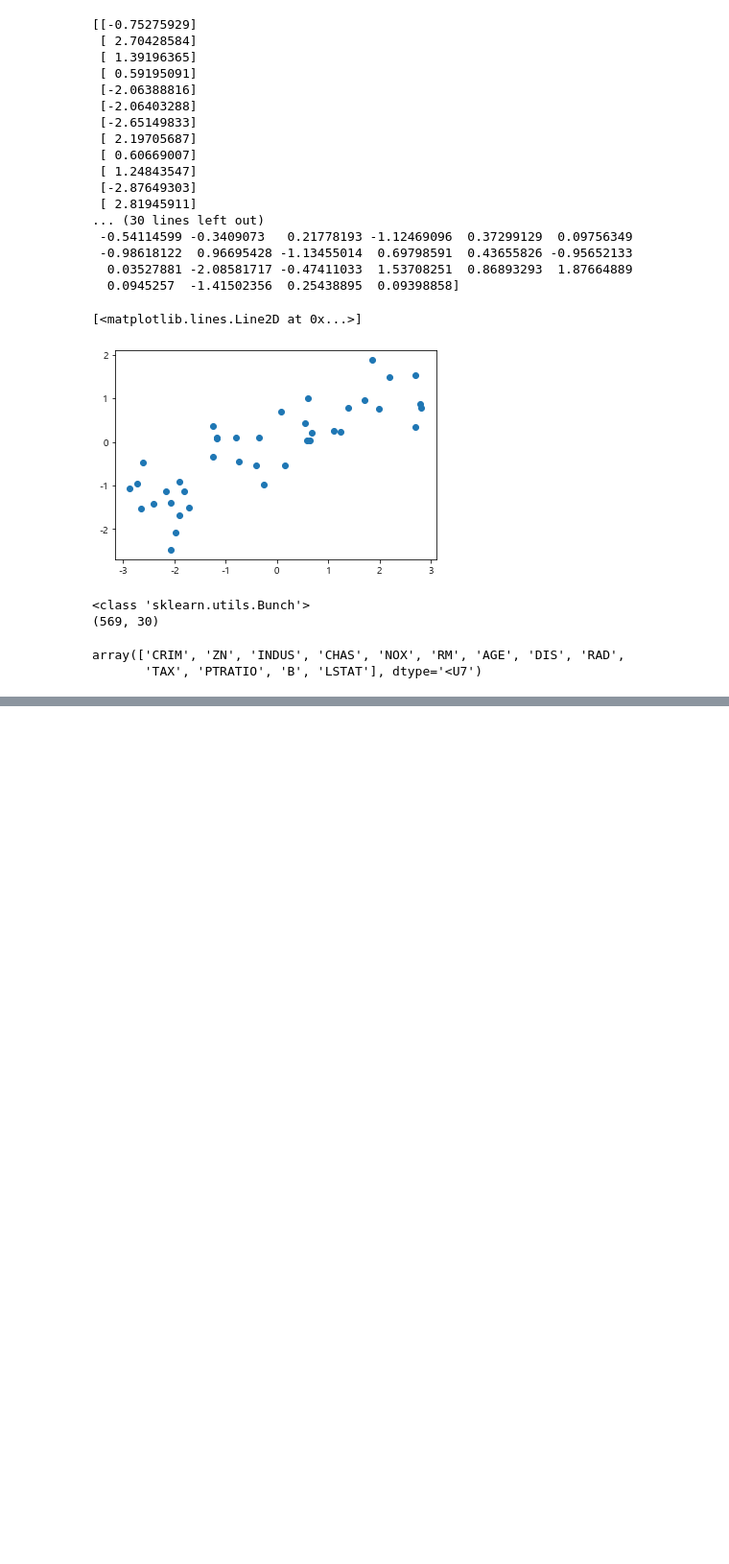
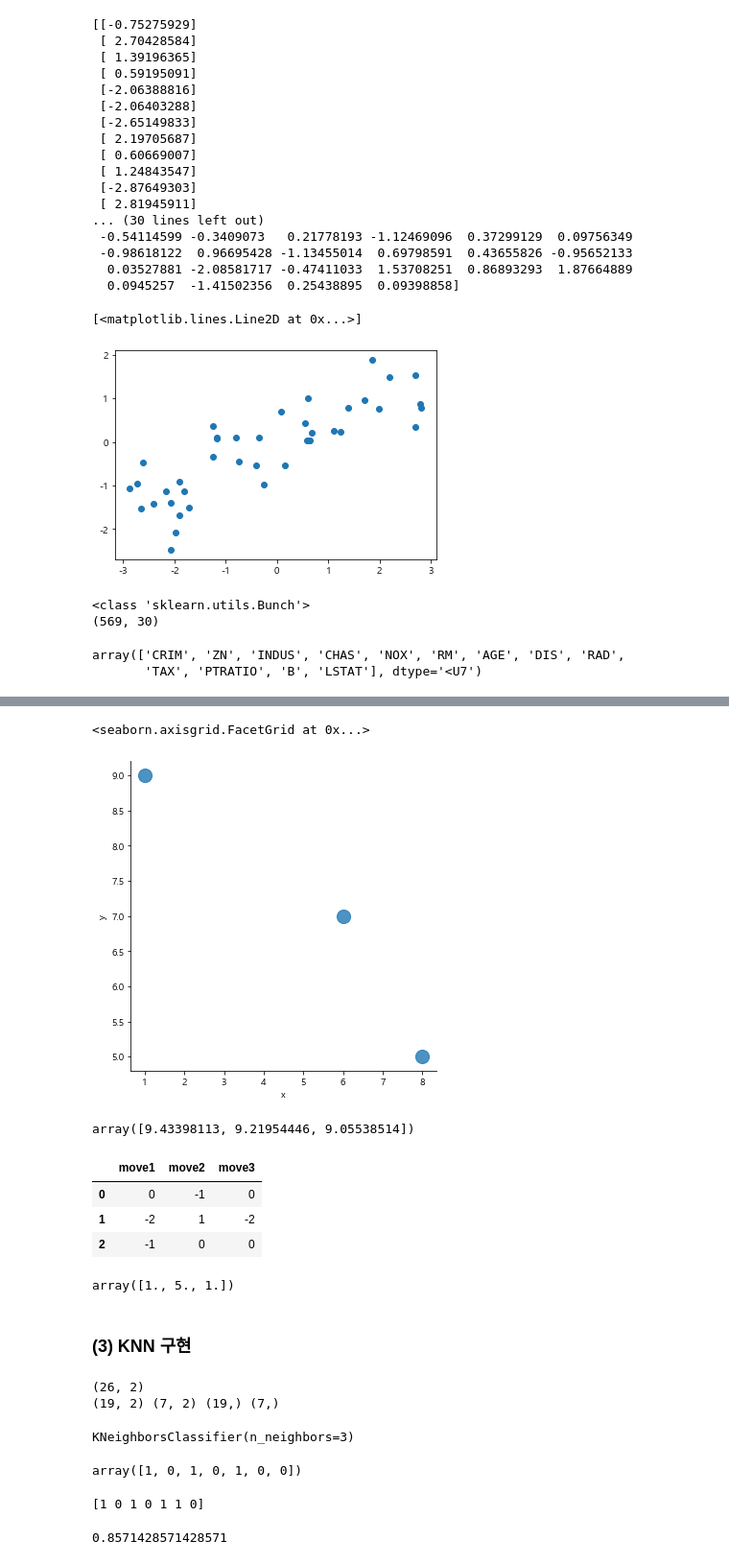
Before and after one commit to NikeLee/pythonwork, a Jupyter notebook: ai/1_샘플 소개, KNN.ipynb, the cells around one changed output, grey strips where cells are left out. Shown: that part at 96% size. Saved outputs shown, nothing was run; the diff lists cells and outputs as text; code cells hidden in the pictures; blank space fills up the shorter version.

```diff
--- a/ai/1_샘플 소개, KNN.ipynb
+++ b/ai/1_샘플 소개, KNN.ipynb
@@ -124,0 +163,65 @@ array(['CRIM', 'ZN', 'INDUS', 'CHAS', 'NOX', 'RM', 'AGE', 'DIS', 'RAD',
+# %%
+sns.lmplot("x", "y", data=df, fit_reg=False, scatter_kws={"s":200})
+# %% [output]
+<seaborn.axisgrid.FacetGrid at 0x...>
+[figure, added]
+# %%
+##### (0, 0) 으로부터 어디가 제일 가까울까?
+# 데이터의 최단 거리를 구하는 것이기 때문에 L2 norm 을 사용한다.
+
+from numpy import linalg
+
+val = df.values
+val
+
+linalg.norm(val, ord=2, axis=1)
+# %% [output]
+array([9.43398113, 9.21954446, 9.05538514])
+# %%
+##### 3명이 주사위를 3번을 던진 후 걸음 수 측정
+
+df = pd.DataFrame(np.random.randint(low=-3, high=3, size=(3, 3)))
+df.columns = ["move1", "move2", "move3"]
+df
+# %% [output]
+|  | move1 | move2 | move3 |
+| 0 | 0 | -1 | 0 |
+| 1 | -2 | 1 | -2 |
+| 2 | -1 | 0 | 0 |
+# %%
+##### 누가 가장 많이 걸었을까?
+# 데이터의 거리 합을 구하는 것이기 때문에 L1 norm을 사용
+
+linalg.norm(df.values, ord=1, axis=1)
+# %% [output]
+array([1., 5., 1.])
+# %% [markdown]
+### (3) KNN 구현
+# %%
+X, y = mglearn.datasets.make_forge()
+print(X.shape)
+
+X_train, X_test, y_train, y_test = train_test_split(X, y, random_state=0)
+print(X_train.shape, X_test.shape, y_train.shape, y_test.shape)
+# %% [output]
+(26, 2)
+(19, 2) (7, 2) (19,) (7,)
+# %%
+from sklearn.neighbors import KNeighborsClassifier
+
+clf = KNeighborsClassifier(n_neighbors=3)
+clf.fit(X_train, y_train)
+# %% [output]
+KNeighborsClassifier(n_neighbors=3)
+# %%
+clf.predict(X_test)
+# %% [output]
+array([1, 0, 1, 0, 1, 0, 0])
+# %%
+print(y_test)
+# %% [output]
+[1 0 1 0 1 1 0]
+# %%
+clf.score(X_test, y_test)
+# %% [output]
+0.8571428571428571
```
Also changed, not shown: parts of 28 cells of this notebook.
